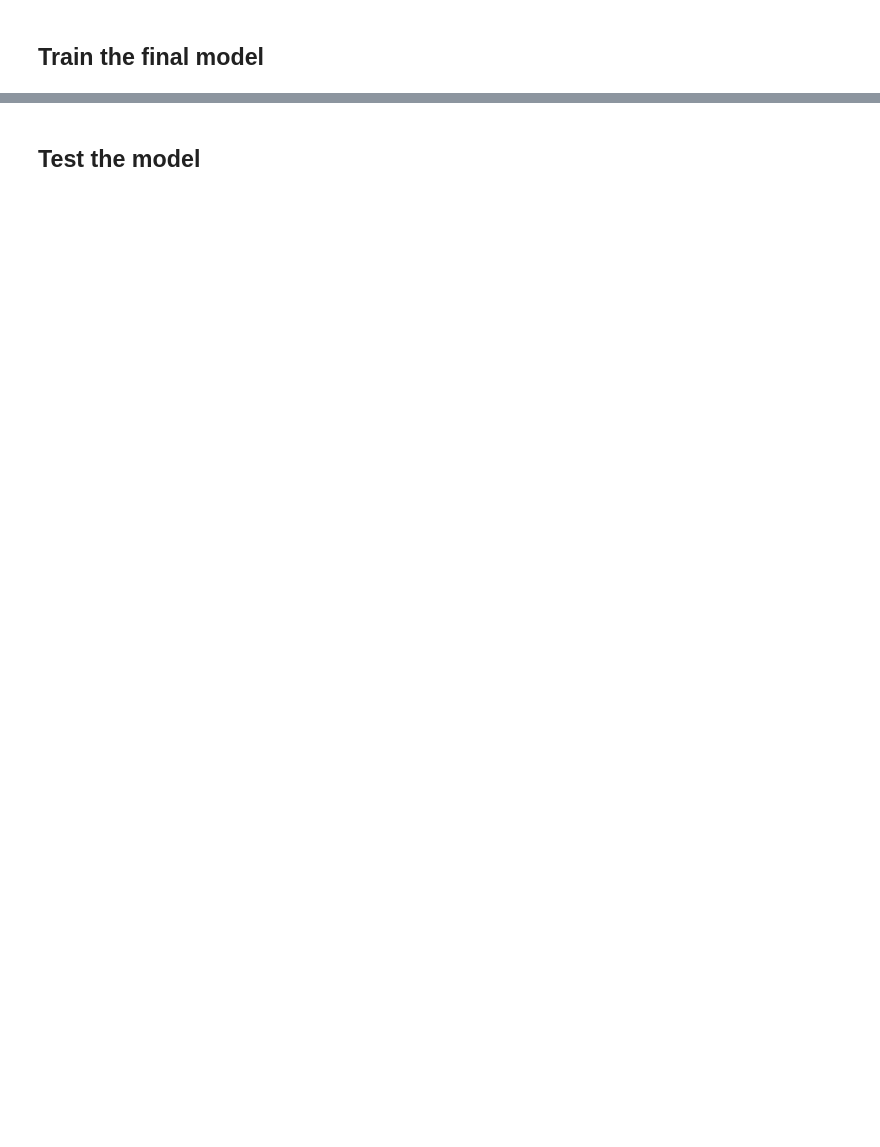
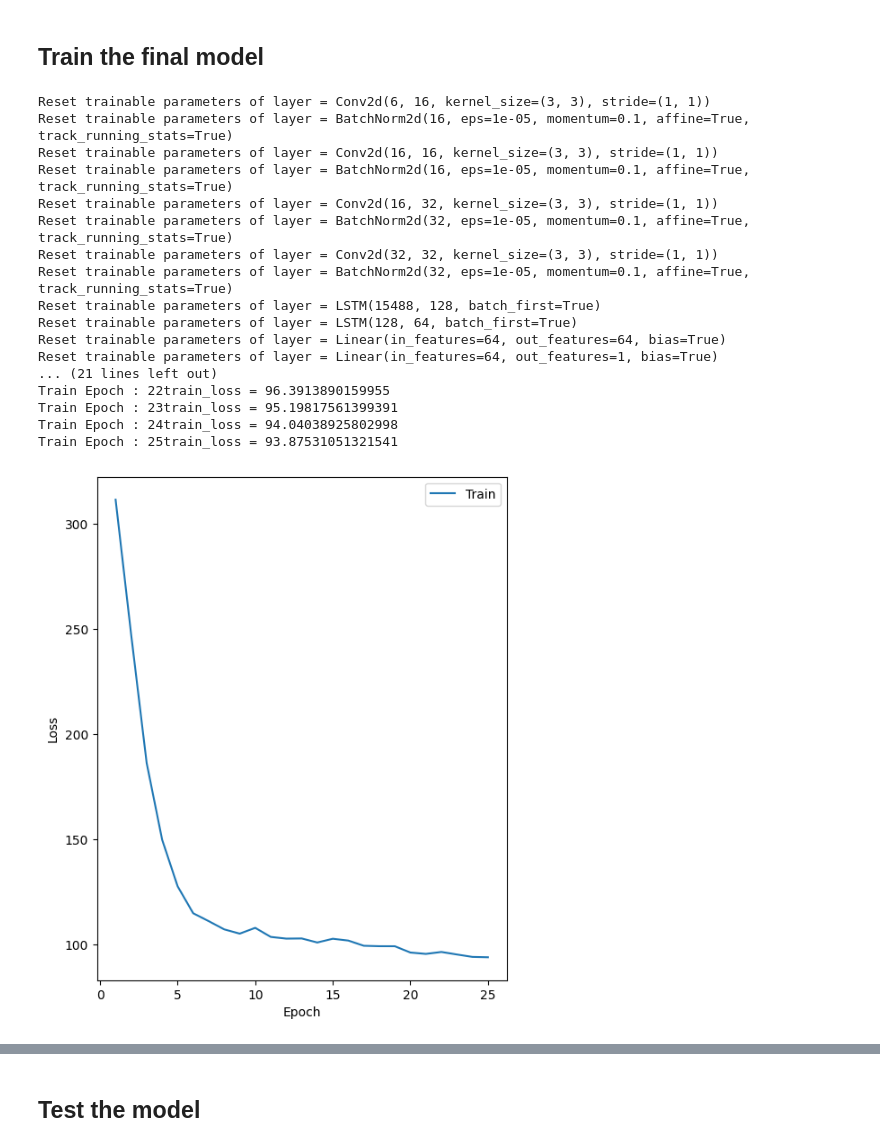
Before and after one commit to CS-433/ml-project-2-lapd, a Jupyter notebook: Project_with_pytorch_CV_jade.ipynb, the cells around one changed output, grey strips where cells are left out. Cells and saved outputs as stored; diff of their text form; code cells hidden in the pictures; blank space fills up the shorter version.

```diff
--- a/Project_with_pytorch_CV_jade.ipynb
+++ b/Project_with_pytorch_CV_jade.ipynb
@@ -50,6 +50,7 @@ drive.mount("/content/drive")
 ## change path to where the folder of the images is
 #path = 'drive/MyDrive/Colab Notebooks/CSS 433/data' #antonin
 path = 'drive/MyDrive/master/CSS 433/data' #Jade
+path = 'drive/MyDrive/data' #Jade ordi 2
 for file in os.listdir(path):
   print(file)
 # %% [output]
@@ -653,12 +692,11 @@ optimizer = torch.optim.AdamW(model.parameters(), **optimizer_kwargs)
 criterion = RMSELoss #criterion for the training
 
 #parameter
-num_epochs = mean_epoch
+#num_epochs = mean_epoch
+num_epochs = 25
 
-# prepare the train and validation set and corresponding loaders
-test = Subset(ghi_train, test_ids)
 #define the loader
-train_loader = DataLoader(ghi_train, batch_sampler=SequentialBatchSampler(np.arange(len(train)), batch_size=32, dec = 32))
+train_loader = DataLoader(ghi_train, batch_sampler=SequentialBatchSampler(np.arange(len(ghi_train)), batch_size=32, dec = 32))
 
 # ===== Train Model =====
 train_loss_history = []
@@ -690,30 +728,49 @@ plt.subplot(2, 3, 2)
 plt.plot(t_train, train_loss_history, label="Train")
 plt.legend()
 plt.xlabel("Epoch")
 plt.ylabel("Loss")
 
 plt.show()
 
 
 # Increase the size of the plot
 plt.figure(figsize=(40, 16))
 
 
 plt.subplot(2, 3, 2)
 plt.plot(t_train[0:360], train_loss_history[0:360], label="Train")
 plt.legend()
 plt.xlabel("Epoch")
 plt.ylabel("Loss")
 
 plt.show()
 
 # Increase the size of the plot
 plt.figure(figsize=(40, 16))
 
 plt.subplot(2, 3, 2)
 plt.plot(t_train[-361:-1], train_loss_history[-361:-1], label="Train")
 plt.legend()
 plt.xlabel("Epoch")
 plt.ylabel("Loss")
 
 plt.show()
+# %% [output]
+Reset trainable parameters of layer = Conv2d(6, 16, kernel_size=(3, 3), stride=(1, 1))
+Reset trainable parameters of layer = BatchNorm2d(16, eps=1e-05, momentum=0.1, affine=True, track_running_stats=True)
+Reset trainable parameters of layer = Conv2d(16, 16, kernel_size=(3, 3), stride=(1, 1))
+Reset trainable parameters of layer = BatchNorm2d(16, eps=1e-05, momentum=0.1, affine=True, track_running_stats=True)
+Reset trainable parameters of layer = Conv2d(16, 32, kernel_size=(3, 3), stride=(1, 1))
+Reset trainable parameters of layer = BatchNorm2d(32, eps=1e-05, momentum=0.1, affine=True, track_running_stats=True)
+Reset trainable parameters of layer = Conv2d(32, 32, kernel_size=(3, 3), stride=(1, 1))
+Reset trainable parameters of layer = BatchNorm2d(32, eps=1e-05, momentum=0.1, affine=True, track_running_stats=True)
+Reset trainable parameters of layer = LSTM(15488, 128, batch_first=True)
+Reset trainable parameters of layer = LSTM(128, 64, batch_first=True)
+Reset trainable parameters of layer = Linear(in_features=64, out_features=64, bias=True)
+Reset trainable parameters of layer = Linear(in_features=64, out_features=1, bias=True)
+... (21 lines left out)
+Train Epoch : 22train_loss = 96.3913890159955
+Train Epoch : 23train_loss = 95.19817561399391
+Train Epoch : 24train_loss = 94.04038925802998
+Train Epoch : 25train_loss = 93.87531051321541
+[figure, added]
```
Also changed, not shown: parts of 4 cells of this notebook.
